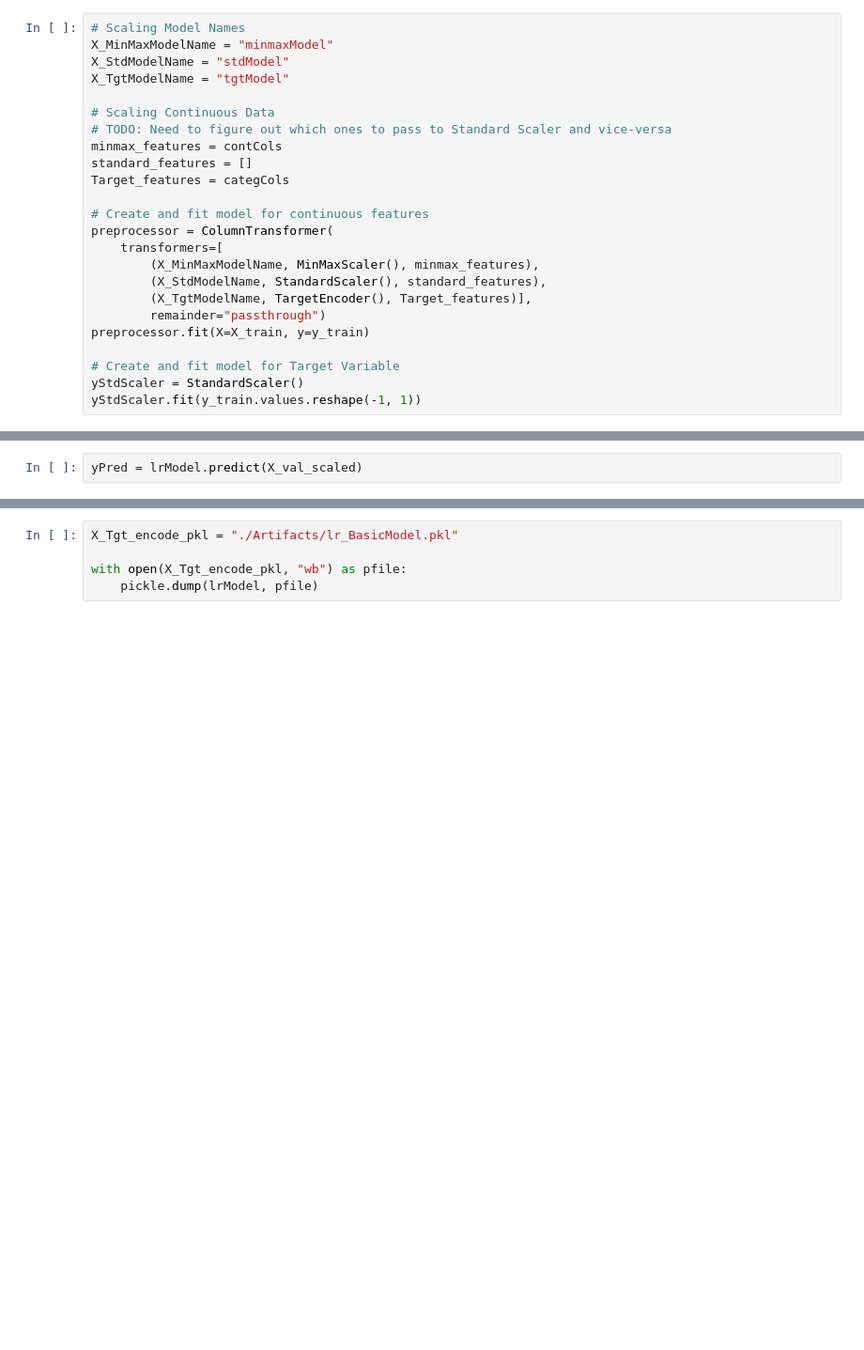
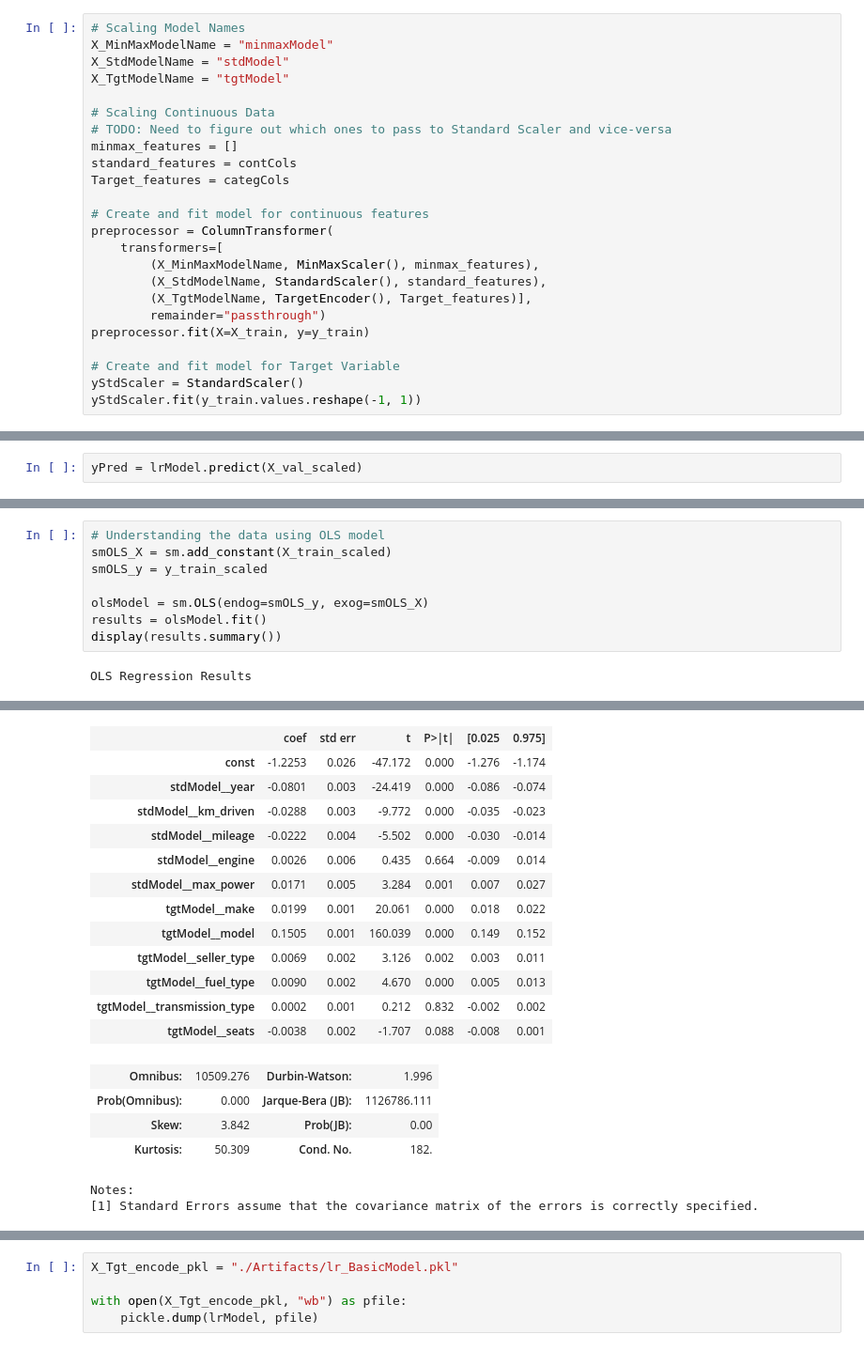
Before and after one commit to im-miracle/cars24-price-predictions, a Jupyter notebook: NoteBooks/cars24_model_building.ipynb, the cells around one changed output, grey strips where cells are left out. Shown at 94% size. Cells and saved outputs as stored; diff of their text form; blank space fills up the shorter version.

Commit message:
completed analysis on basic Linear Regression model with VIF

```diff
--- a/NoteBooks/cars24_model_building.ipynb
+++ b/NoteBooks/cars24_model_building.ipynb
@@ -53,8 +55,8 @@ X_TgtModelName = "tgtModel"
 
 # Scaling Continuous Data
 # TODO: Need to figure out which ones to pass to Standard Scaler and vice-versa
-minmax_features = contCols
-standard_features = []
+minmax_features = []
+standard_features = contCols
 Target_features = categCols
 
 # Create and fit model for continuous features
@@ -115,0 +144,10 @@ Validation Score:  0.7671921700666986
+# %%
+# Understanding the data using OLS model
+smOLS_X = sm.add_constant(X_train_scaled)
+smOLS_y = y_train_scaled
+
+olsModel = sm.OLS(endog=smOLS_y, exog=smOLS_X)
+results = olsModel.fit()
+display(results.summary())
+# %% [output]
+OLS Regression Results
@@ -115,0 +163,19 @@ Validation Score:  0.7671921700666986
+|  | coef | std err | t | P>|t| | [0.025 | 0.975] |
+| const | -1.2253 | 0.026 | -47.172 | 0.000 | -1.276 | -1.174 |
+| stdModel__year | -0.0801 | 0.003 | -24.419 | 0.000 | -0.086 | -0.074 |
+| stdModel__km_driven | -0.0288 | 0.003 | -9.772 | 0.000 | -0.035 | -0.023 |
+| stdModel__mileage | -0.0222 | 0.004 | -5.502 | 0.000 | -0.030 | -0.014 |
+| stdModel__engine | 0.0026 | 0.006 | 0.435 | 0.664 | -0.009 | 0.014 |
+| stdModel__max_power | 0.0171 | 0.005 | 3.284 | 0.001 | 0.007 | 0.027 |
+| tgtModel__make | 0.0199 | 0.001 | 20.061 | 0.000 | 0.018 | 0.022 |
+| tgtModel__model | 0.1505 | 0.001 | 160.039 | 0.000 | 0.149 | 0.152 |
+| tgtModel__seller_type | 0.0069 | 0.002 | 3.126 | 0.002 | 0.003 | 0.011 |
+| tgtModel__fuel_type | 0.0090 | 0.002 | 4.670 | 0.000 | 0.005 | 0.013 |
+| tgtModel__transmission_type | 0.0002 | 0.001 | 0.212 | 0.832 | -0.002 | 0.002 |
+| tgtModel__seats | -0.0038 | 0.002 | -1.707 | 0.088 | -0.008 | 0.001 |
+| Omnibus: | 10509.276 | Durbin-Watson: | 1.996 |
+| Prob(Omnibus): | 0.000 | Jarque-Bera (JB): | 1126786.111 |
+| Skew: | 3.842 | Prob(JB): | 0.00 |
+| Kurtosis: | 50.309 | Cond. No. | 182. |
+Notes:
+[1] Standard Errors assume that the covariance matrix of the errors is correctly specified.
```
Also changed, not shown: parts of 13 cells of this notebook.
